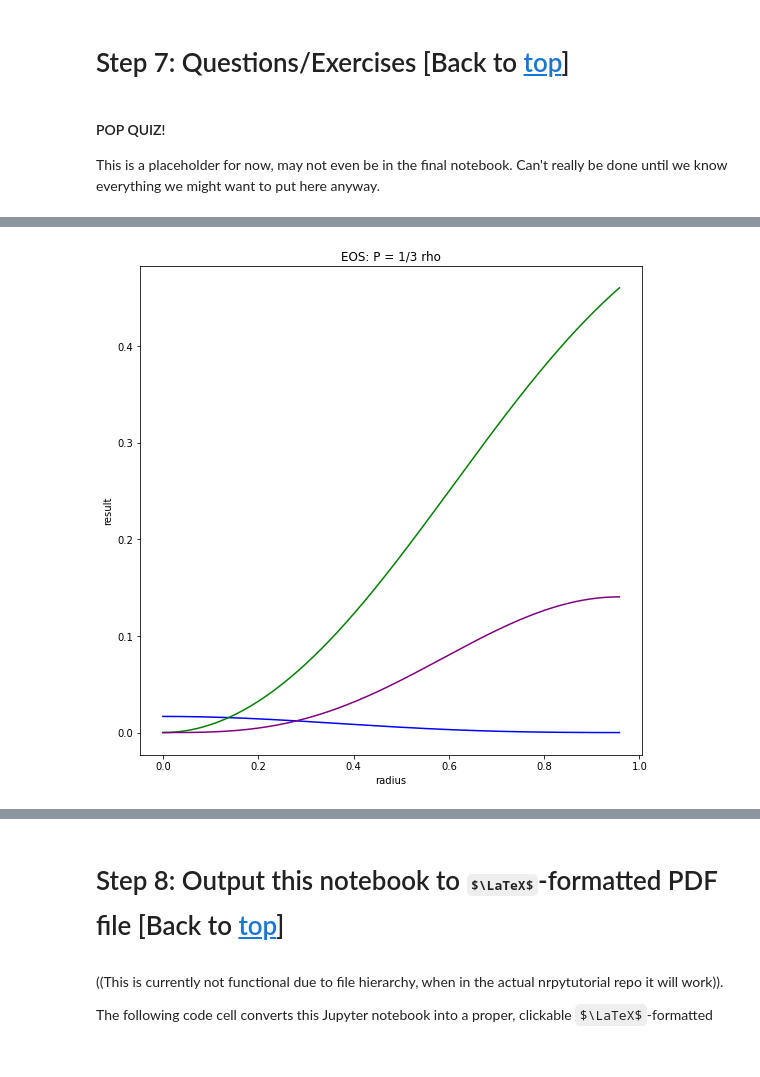
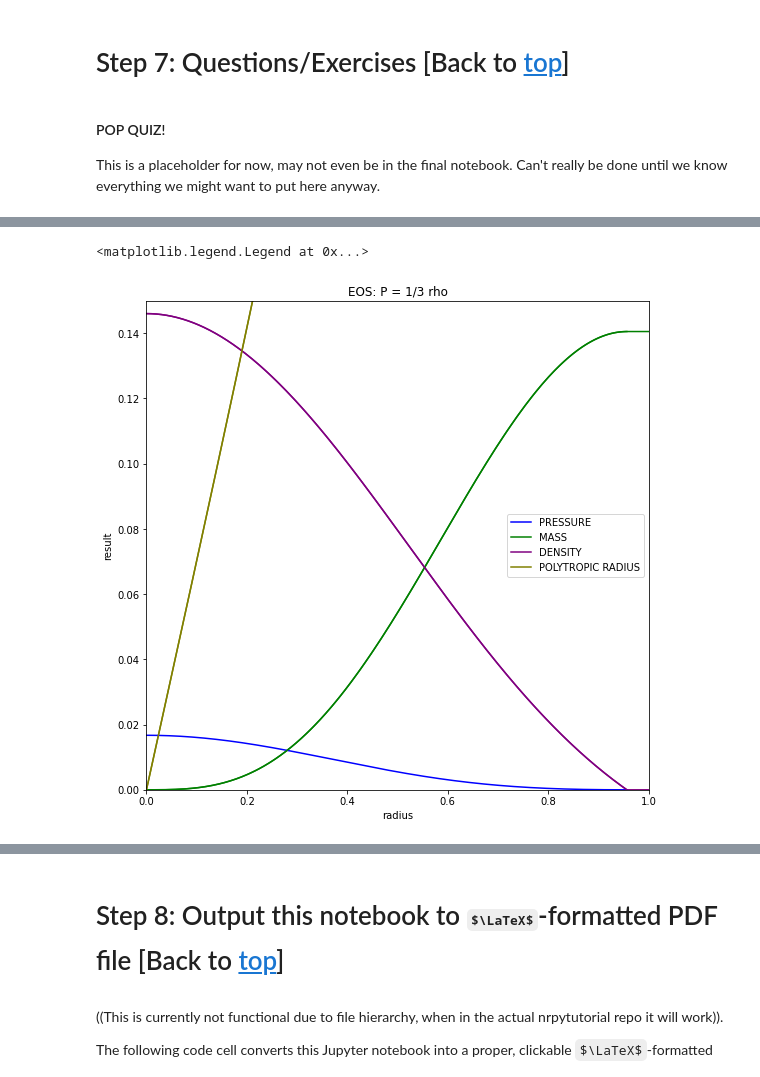
Before and after one commit to GMBlackjack/ODESolver, a Jupyter notebook: V9+/ODESolverV3.ipynb, the cells around one changed output, grey strips where cells are left out. Cells and saved outputs as stored; diff of their text form; code cells hidden in the pictures; some formulas as TeX source.

```diff
--- a/V9+/ODESolverV3.ipynb
+++ b/V9+/ODESolverV3.ipynb
@@ -3441,46 +3563,48 @@ with open(sys.path[0] + '/outputTOVpolytropeMedium.txt') as f: #data from NRPy+
 fig, ax = plt.subplots()
 ax.set_xlabel('radius')
 ax.set_ylabel('result')
 ax.set_title('EOS: P = 1/3 rho')
 
 apositionList = []
 acalculatedList0 = []
 acalculatedList1 = []
 acalculatedList2 = []
 acalculatedList3 = []
 acalculatedList4 = []
 
 with open(sys.path[0] + '/ooData.txt') as f:
     reader = csv.reader(f, delimiter=',')
     for row in reader:
         apositionList.append(float(row[1]))
         acalculatedList0.append(float(row[3]))
-        acalculatedList1.append(float(row[5]))
-        acalculatedList2.append(float(row[7]))
-        #acalculatedList3.append(float(row[9]))
+        acalculatedList1.append(float(row[7]))
+        acalculatedList2.append(float(row[11]))
+        acalculatedList3.append(float(row[9]))
         #acalculatedList4.append(float(row[11]))
 
-#R_Schw    = apositionList[-1]
-#M         = acalculatedList2[-1]
-#Rbar_Schw = acalculatedList3[-1]
+R_Schw    = apositionList[-1]
+M         = acalculatedList1[-1]
+Rbar_Schw = acalculatedList3[-1]
 
 #ax.plot(np.array(positionList), calculatedList0, color='b')
-#ax.plot(np.array(positionList), calculatedList1, color='purple')
-#ax.plot(np.array(positionList), calculatedList2, color='g')
-#ax.plot(np.array(positionList)/R_Schw, calculatedList3, color='olive')
+ax.plot(np.array(positionList), calculatedList1, color='purple')
+ax.plot(np.array(positionList), calculatedList2, color='g')
+ax.plot(np.array(positionList), calculatedList3, color='olive')
 
-ax.plot(np.array(apositionList), acalculatedList0, color='b')
-ax.plot(np.array(apositionList), acalculatedList1, color='g')
-ax.plot(np.array(apositionList), acalculatedList2, color='purple')
+ax.plot(np.array(apositionList), acalculatedList0, color='b', label= "PRESSURE")
+ax.plot(np.array(apositionList), acalculatedList1, color='g', label= "MASS")
+ax.plot(np.array(apositionList), acalculatedList2, color='purple', label= "DENSITY")
 
 #Calculate the normalization constant
 C = 0.5*(np.sqrt(R_Schw*(R_Schw - 2.0*M)) + R_Schw - M) / Rbar_Schw
 
-#ax.plot(np.array(apositionList)/R_Schw, np.array(acalculatedList3)*C, color='olive')
+ax.plot(np.array(apositionList), np.array(acalculatedList3)*C, color='olive', label = "POLYTROPIC RADIUS")
 
 
-#plt.ylim(0.0,0.4)
-#plt.xlim(0.0,4.0)
+plt.ylim(0.0,0.15)
+plt.xlim(0.0,1.0)
 fig.set_size_inches(9,9)
+ax.legend()
 # %% [output]
+<matplotlib.legend.Legend at 0x...>
-[figure, old version]
+[figure, new version]
```
Also changed, not shown: parts of 17 cells of this notebook, 7 other files.
